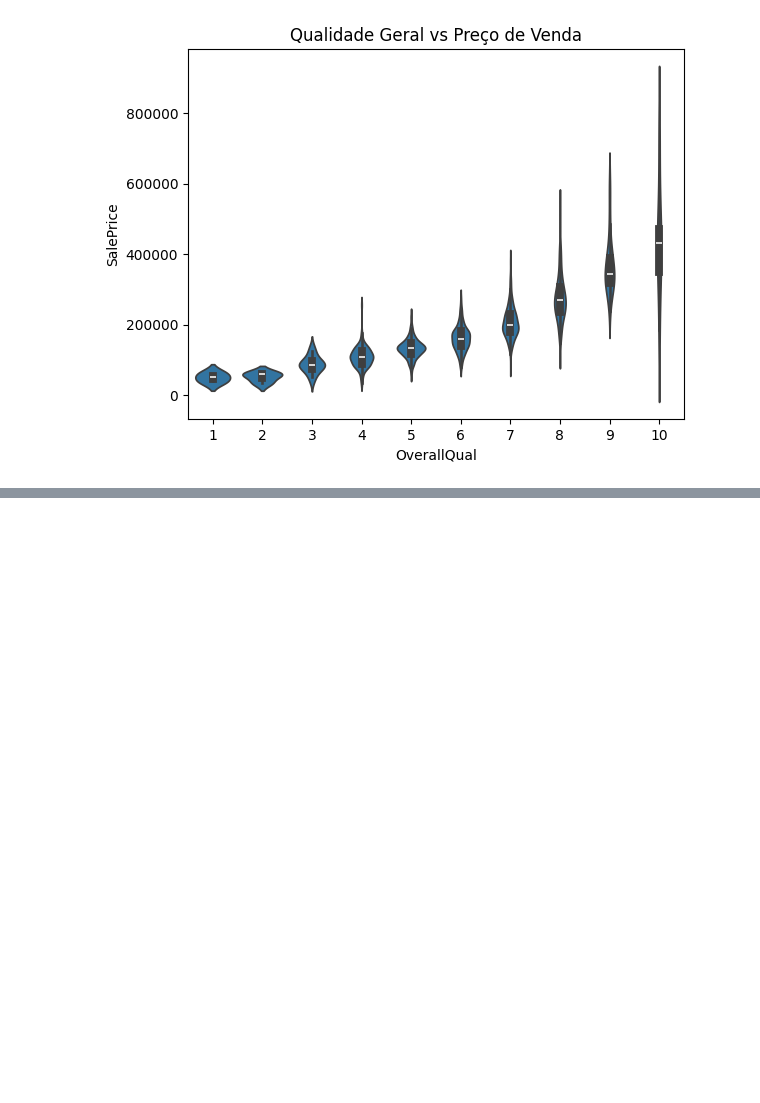
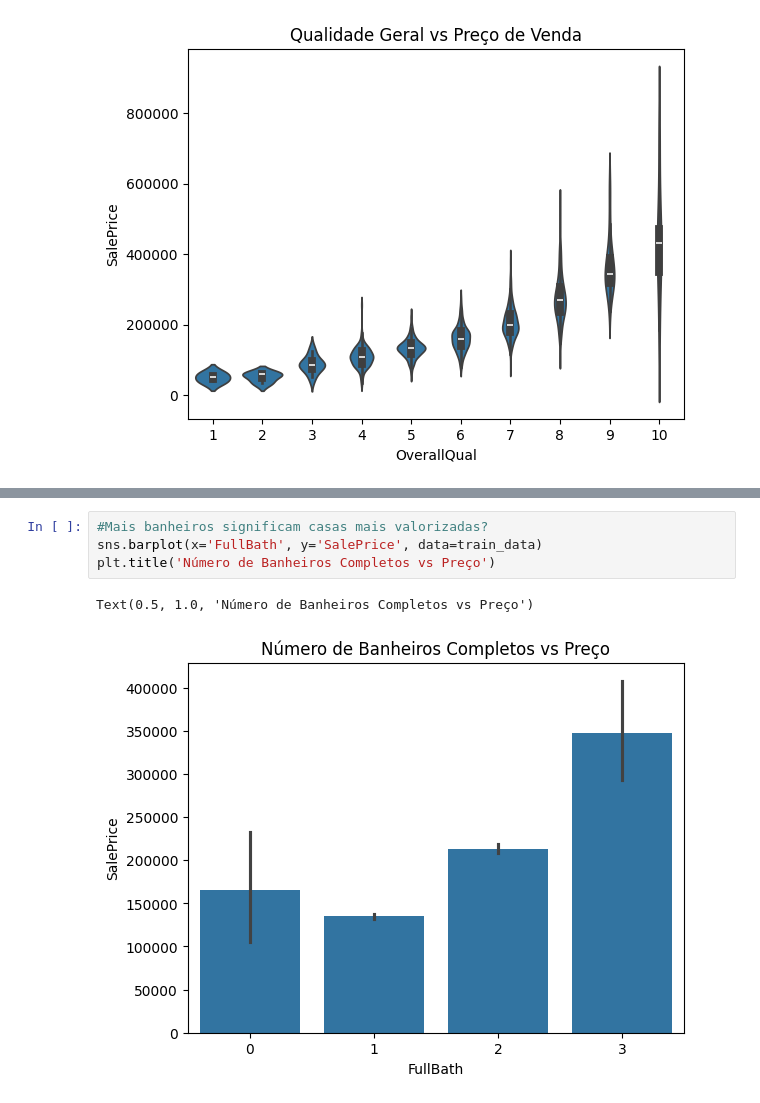
Before and after one commit to joaossoliveira/House-price, a Jupyter notebook: House_Price1.ipynb, the cells around one changed output, grey strips where cells are left out. Saved outputs shown, nothing was run; the diff lists cells and outputs as text; blank space fills up the shorter version.

```diff
--- a/House_Price1.ipynb
+++ b/House_Price1.ipynb
@@ -548,0 +576,7 @@ Text(0.5, 1.0, 'Qualidade Geral vs Preço de Venda')
+# %%
+#Mais banheiros significam casas mais valorizadas?
+sns.barplot(x='FullBath', y='SalePrice', data=train_data)
+plt.title('Número de Banheiros Completos vs Preço')
+# %% [output]
+Text(0.5, 1.0, 'Número de Banheiros Completos vs Preço')
+[figure, added]
```
Also changed, not shown: parts of 26 cells of this notebook.
